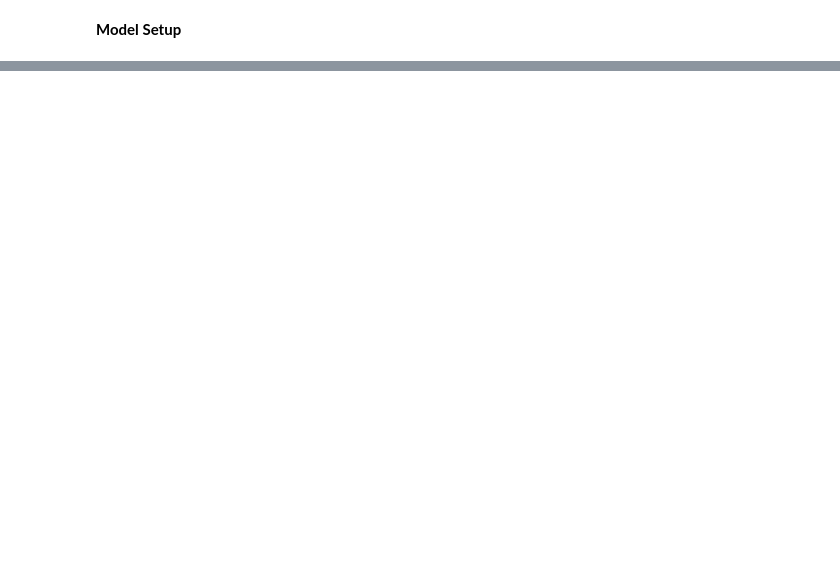
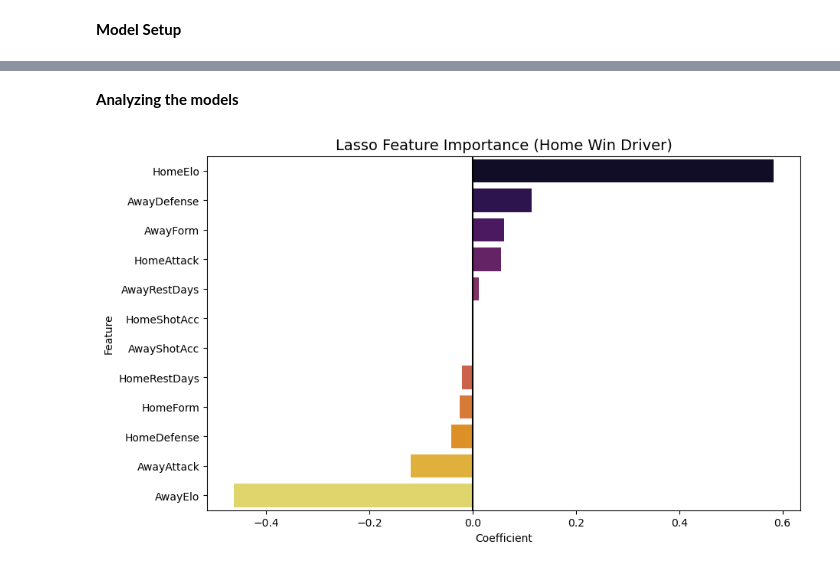
Before and after one commit to shehzanwar/premier-league-match-prediction, a Jupyter notebook: PL_Pred.ipynb, the cells around one changed output, grey strips where cells are left out. Cells and saved outputs as stored; diff of their text form; code cells hidden in the pictures; blank space fills up the shorter version.

Commit message:
Lasso feature importance plot

```diff
--- a/PL_Pred.ipynb
+++ b/PL_Pred.ipynb
@@ -276,0 +367,21 @@ models = {
+# %% [markdown]
+**Analyzing the models**
+# %%
+final_model = LogisticRegression(penalty='l1', C=0.1, solver='liblinear', multi_class='ovr', random_state=rand_st)
+scaler = StandardScaler()
+X_final_scaled = scaler.fit_transform(X)
+final_model.fit(X_final_scaled, y)
+
+# Storing the coefficients
+coeffs = pd.DataFrame({
+    'Feature': feature_cols,
+    'Coefficient': final_model.coef_[0]  # Coefficients for class 'Home Win' (0)
+}).sort_values(by='Coefficient', ascending=False)
+
+plt.figure(figsize=(10, 6))
+sns.barplot(x='Coefficient', y='Feature', data=coeffs, palette='inferno')
+plt.title('Lasso Feature Importance (Home Win Driver)', fontsize=14)
+plt.axvline(x=0, color='k', linestyle='-')
+plt.show()
+# %% [output]
+[figure, added]
```
Also changed, not shown: parts of 3 cells of this notebook.
